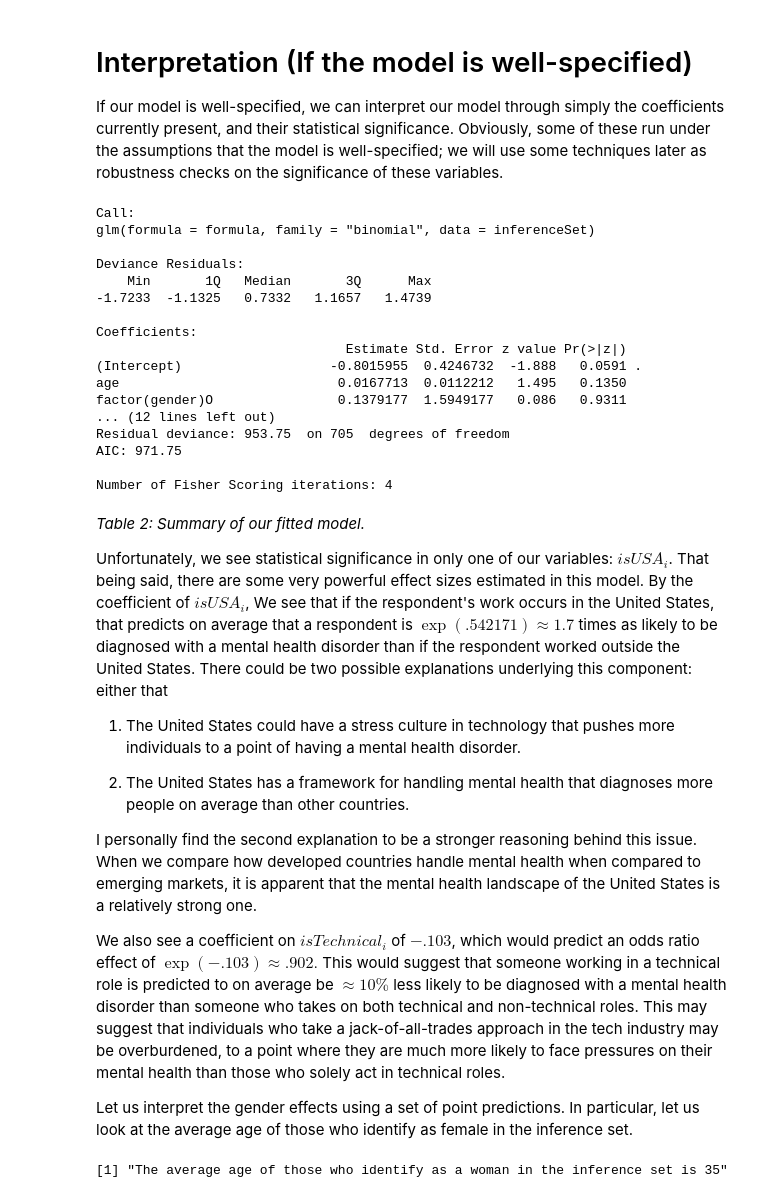
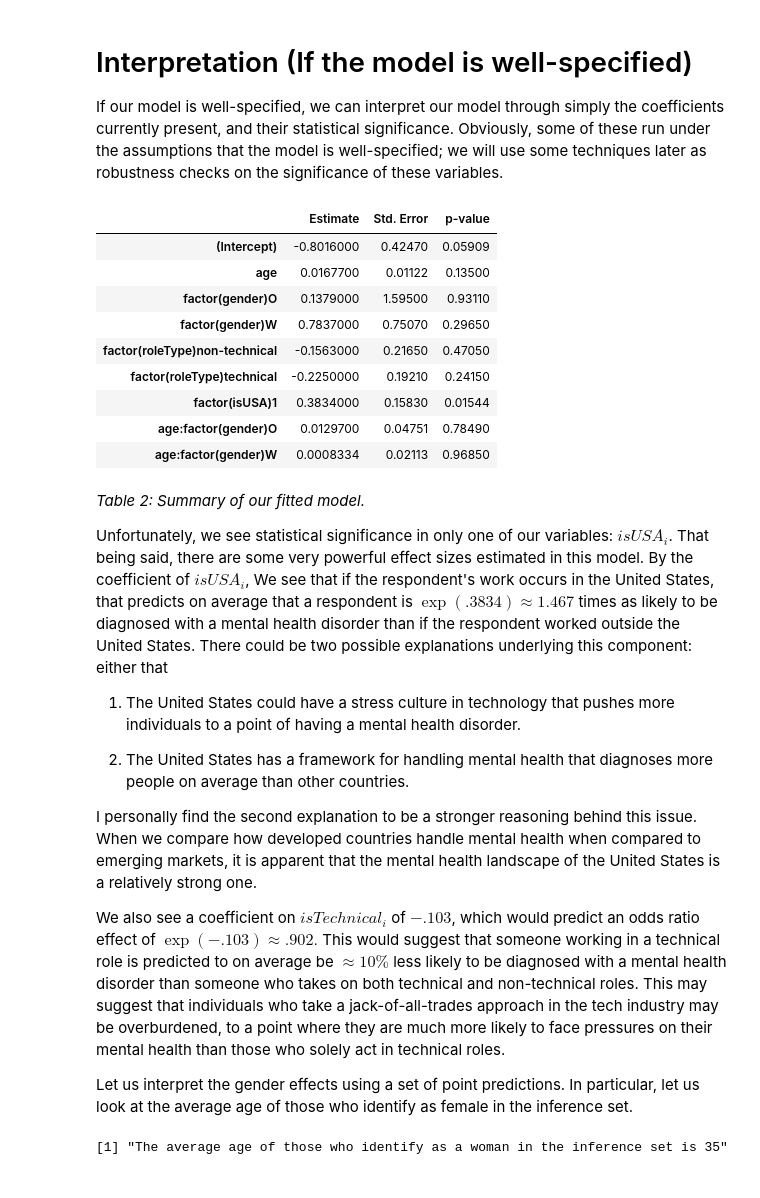
Before and after one commit to PLBMR/mentalHealthDataAnalysis, a Jupyter notebook: osmiMentalHealthInTech/analysis/inference.ipynb, the cells around one changed output. Saved outputs shown, nothing was run; the diff lists cells and outputs as text; code cells hidden in the pictures.

```diff
--- a/osmiMentalHealthInTech/analysis/inference.ipynb
+++ b/osmiMentalHealthInTech/analysis/inference.ipynb
@@ -97,30 +97,29 @@ We see that we have a false negative rate of around $\frac{161}{161 + 198} \cdot
 # Interpretation (If the model is well-specified)
 
 If our model is well-specified, we can interpret our model through simply the coefficients currently present, and their statistical significance. Obviously, some of these run under the assumptions that the model is well-specified; we will use some techniques later as robustness checks on the significance of these variables.
-# %%
-summary(finalMod.logr)
-# %% [output]
-Call:
-glm(formula = formula, family = "binomial", data = inferenceSet)
-
-Deviance Residuals:
-    Min       1Q   Median       3Q      Max
--1.7233  -1.1325   0.7332   1.1657   1.4739
-
-Coefficients:
-                                Estimate Std. Error z value Pr(>|z|)
-(Intercept)                   -0.8015955  0.4246732  -1.888   0.0591 .
-age                            0.0167713  0.0112212   1.495   0.1350
-factor(gender)O                0.1379177  1.5949177   0.086   0.9311
-... (12 lines left out)
-Residual deviance: 953.75  on 705  degrees of freedom
-AIC: 971.75
-
-Number of Fisher Scoring iterations: 4
+# %%
+coefTable = summary(finalMod.logr)$coefficients
+#make it simpler
+pValLev = 4
+colnames(coefTable)[pValLev] = "p-value"
+coefTable = coefTable[,c("Estimate","Std. Error","p-value")]
+coefTable = signif(coefTable,sigLev + 1)
+coefTable
+# %% [output]
+|  | Estimate | Std. Error | p-value |
+| (Intercept) | -0.8016000 | 0.42470 | 0.05909 |
+| age | 0.0167700 | 0.01122 | 0.13500 |
+| factor(gender)O | 0.1379000 | 1.59500 | 0.93110 |
+| factor(gender)W | 0.7837000 | 0.75070 | 0.29650 |
+| factor(roleType)non-technical | -0.1563000 | 0.21650 | 0.47050 |
+| factor(roleType)technical | -0.2250000 | 0.19210 | 0.24150 |
+| factor(isUSA)1 | 0.3834000 | 0.15830 | 0.01544 |
+| age:factor(gender)O | 0.0129700 | 0.04751 | 0.78490 |
+| age:factor(gender)W | 0.0008334 | 0.02113 | 0.96850 |
 # %% [markdown]
 _Table 2: Summary of our fitted model._
 
-Unfortunately, we see statistical significance in only one of our variables: $isUSA_i$. That being said, there are some very powerful effect sizes estimated in this model. By the coefficient of $isUSA_i$, We see that if the respondent's work occurs in the United States, that predicts on average that a respondent is $\exp(.542171) \approx 1.7$ times as likely to be diagnosed with a mental health disorder than if the respondent worked outside the United States. There could be two possible explanations underlying this component: either that
+Unfortunately, we see statistical significance in only one of our variables: $isUSA_i$. That being said, there are some very powerful effect sizes estimated in this model. By the coefficient of $isUSA_i$, We see that if the respondent's work occurs in the United States, that predicts on average that a respondent is $\exp(.3834) \approx 1.467$ times as likely to be diagnosed with a mental health disorder than if the respondent worked outside the United States. There could be two possible explanations underlying this component: either that
 
 1. The United States could have a stress culture in technology that pushes more individuals to a point of having a mental health disorder.
 
```
Also changed, not shown: parts of 3 cells of this notebook, 4 other files.
